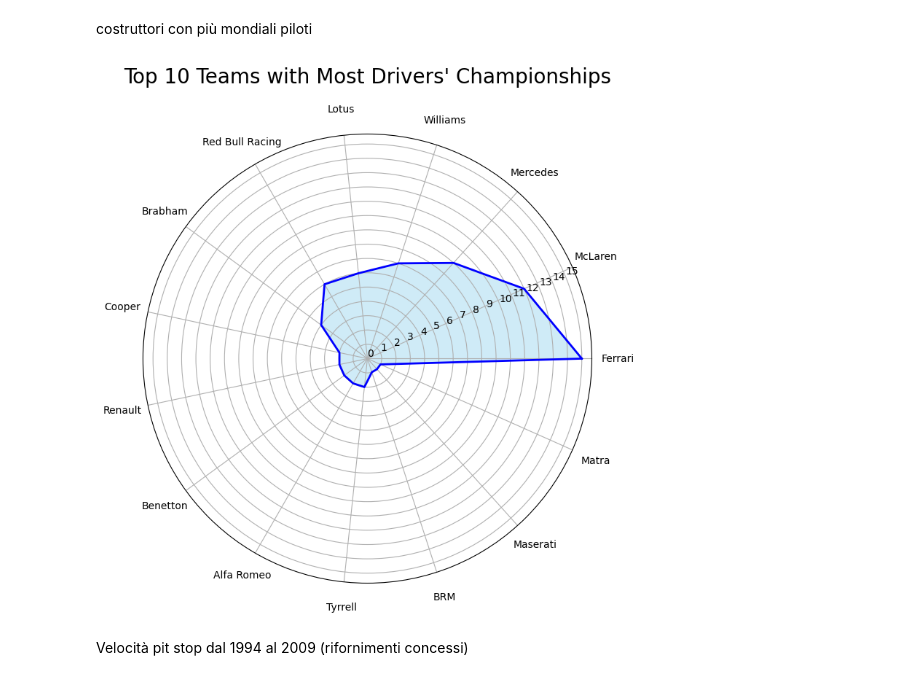
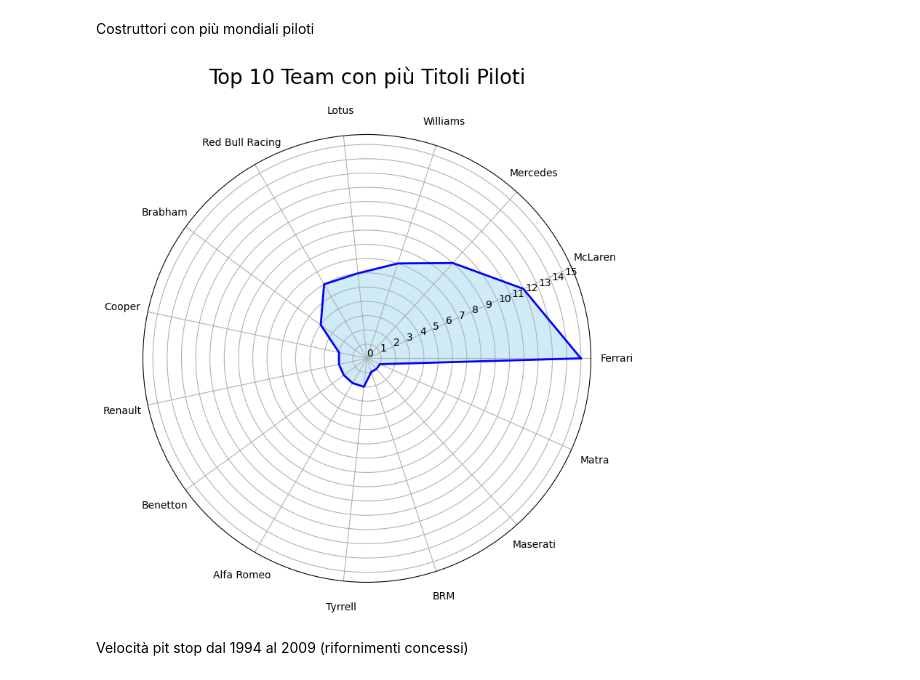
Before and after one commit to MatteoCelardo/F1_stats, a Jupyter notebook: sorgenti/squadre.ipynb, the cells around one changed output. Cells and saved outputs as stored; diff of their text form; code cells hidden in the pictures.

```diff
--- a/sorgenti/squadre.ipynb
+++ b/sorgenti/squadre.ipynb
@@ -6,8 +6,9 @@ import numpy as np
 import seaborn as sns
 pd.options.mode.copy_on_write = True
 # %%
-# importiamo i csv con tutti i dati
-conStand = pd.read_csv('../dataSets/f1-od/constructor_standings.csv')
-driveStand = pd.read_csv('../dataSets/f1-od/driver_standings.csv')
-pit = pd.read_csv('../dataSets/f1-od/pitstops.csv')
+# Importazione dei file usati per i grafici
+conStand = pd.read_csv('../dataSets/constructor_standings.csv')
+driveStand = pd.read_csv('../dataSets/driver_standings.csv')
+pit = pd.read_csv('../dataSets/pitstops.csv')
+raceDet = pd.read_csv('../dataSets/race_details.csv')
 # %% [markdown]
@@ -168,47 +168,45 @@ plt.show()
 # %% [markdown]
-costruttori con più mondiali piloti
+Costruttori con più mondiali piloti
 # %%
-# Raggruppa i dati per anno e trova il pilota con il maggior numero di punti
-driveStand['Year'] = driveStand['Year'].astype(int)  # Assicurati che la colonna 'Year' sia di tipo int
-champions = driveStand.loc[driveStand.groupby('Year')['PTS'].idxmax()]
+# Raggruppamento dei dati per anno e selezione del pilota con il maggior numero di punti
+driveStand['Year'] = driveStand['Year'].astype(int)
+campioni = driveStand.loc[driveStand.groupby('Year')['PTS'].idxmax()]
 
-# Step 3: Pre-processare i dati per normalizzare i nomi dei team
-# Rimuovere l'ultima parola nei nomi dei team che hanno più di una parola
-champions['Team'] = champions['Car'].apply(lambda x: ' '.join(x.split()[:-1]) if len(x.split()) > 1 else x)
+# Rimozione dei nomi degli sponsor/dei motoristi dal nome dei team
+campioni['Team'] = campioni['Car'].apply(lambda x: ' '.join(x.split()[:-1]) if len(x.split()) > 1 else x)
 
-# Conta il numero di titoli per ciascun team
-team_titles = champions['Team'].value_counts().head(15)
+# Conteggio del numero di titoli per ciascun team
+titoli_Team = campioni['Team'].value_counts().head(15)
 
-# Imposta i dati per il grafico polare
-teams = team_titles.index
-titles = team_titles.values
+# Impostazione dei dati per il grafico polare
+team = titoli_Team.index
+titoli = titoli_Team.values
 
-# Converti i dati in coordinate per il grafico polare
-angles = np.linspace(0, 2 * np.pi, len(teams), endpoint=False).tolist()
-angles += angles[:1]
-titles = np.append(titles, titles[0])
+# Conversione dei dati in coordinate per il grafico polare
+angoli = np.linspace(0, 2 * np.pi, len(team), endpoint=False).tolist()
+angoli += angoli[:1]
+titoli = np.append(titoli, titoli[0])
 
-# Crea il grafico polare
+# Creazione del grafico polare
 fig, ax = plt.subplots(figsize=(8, 8), subplot_kw=dict(polar=True))
 
-ax.fill(angles, titles, color='skyblue', alpha=0.4)
-ax.plot(angles, titles, color='blue', linewidth=2)
+ax.fill(angoli, titoli, color='skyblue', alpha=0.4)
+ax.plot(angoli, titoli, color='blue', linewidth=2)
 
-# Aggiungi le etichette dei team
-ax.set_xticks(angles[:-1])
-ax.set_xticklabels(teams)
+# Aggiunta delle etichette con i nomi dei team
+ax.set_xticks(angoli[:-1])
+ax.set_xticklabels(team)
 ax.tick_params(axis='x', which='major', pad=15)
 
-# Aggiungi le etichette dei valori radiali sugli assi
-ax.set_yticks(range(0, max(titles) + 1))
-ax.set_yticklabels(map(str, range(0, max(titles) + 1)))
+# Aggiunta delle etichette dei valori radiali sugli assi
+ax.set_yticks(range(0, max(titoli) + 1))
+ax.set_yticklabels(map(str, range(0, max(titoli) + 1)))
 
-# Imposta il titolo del grafico
-plt.title("Top 10 Teams with Most Drivers' Championships", size=20, y=1.1)
+plt.title("Top 10 Team con più Titoli Piloti", size=20, y=1.1)
 
 plt.show()
 # %% [output]
-[figure, old version]
+[figure, new version]
 # %% [markdown]
 Velocità pit stop dal 1994 al 2009 (rifornimenti concessi)
 # %%
```
Also changed, not shown: parts of 22 cells of this notebook.
